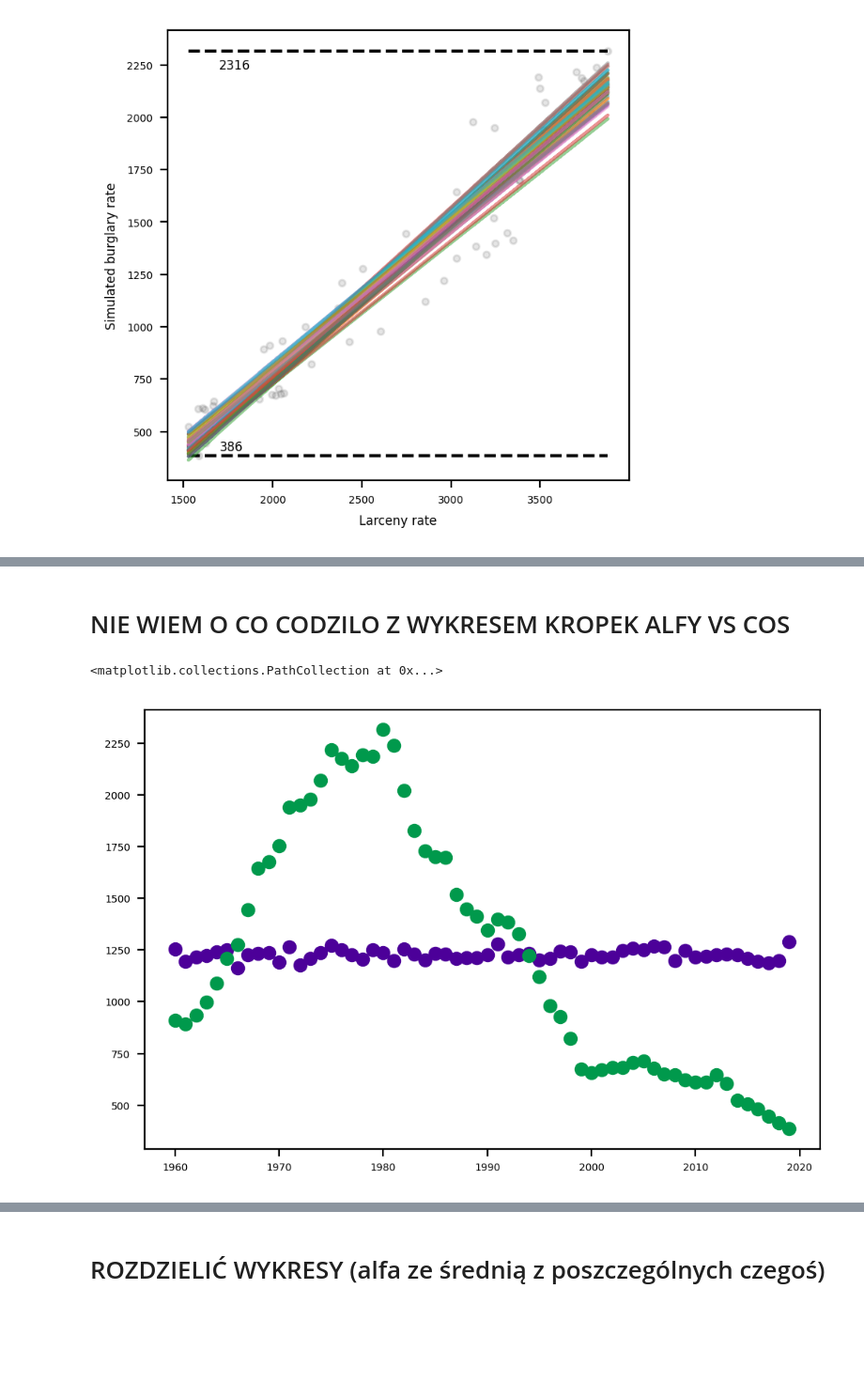
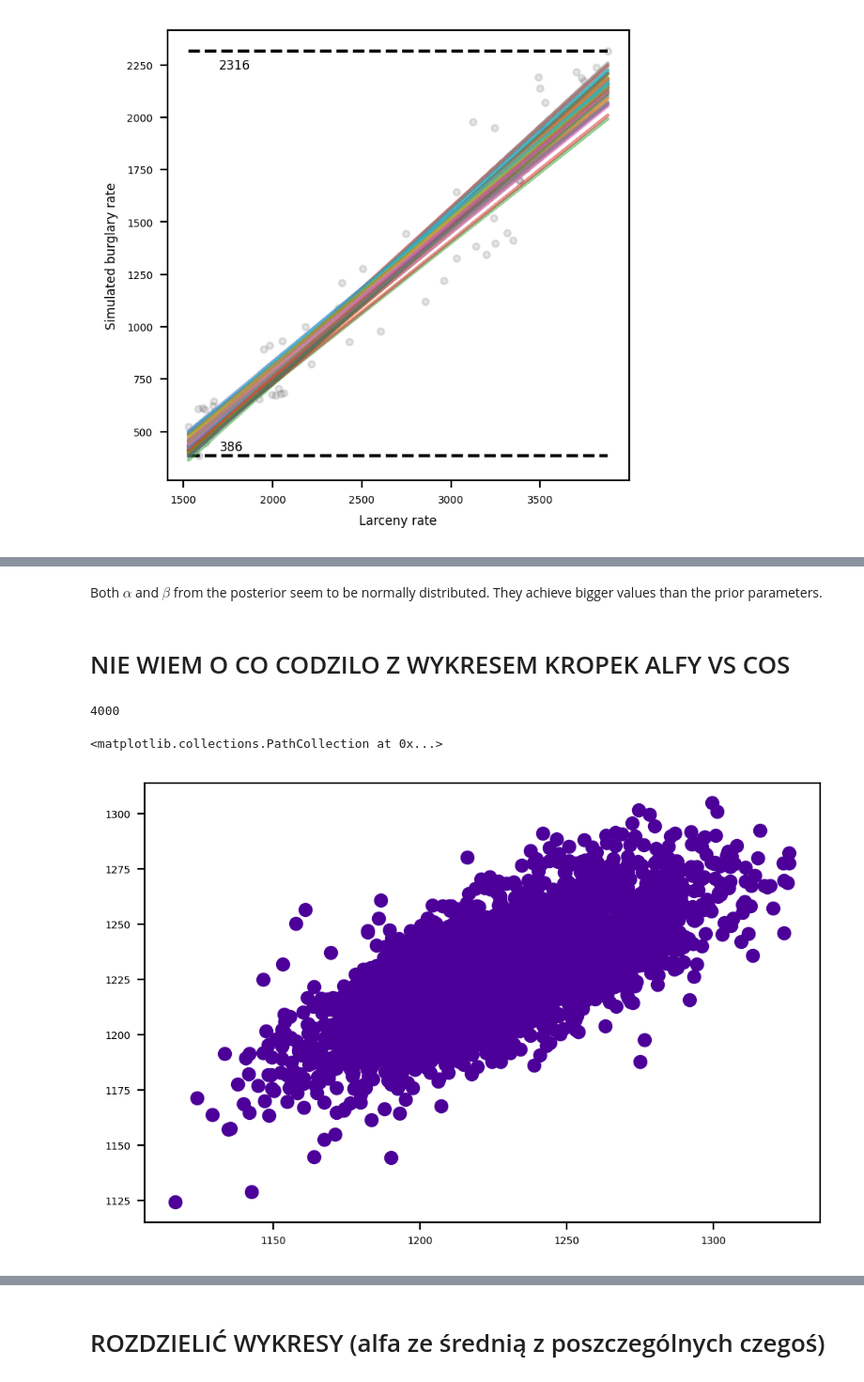
Before and after one commit to Katarzyna-W/DataAnalytics, a Jupyter notebook: Project/da_new/final.ipynb, the cells around one changed output, grey strips where cells are left out. Shown at 94% size. Saved outputs shown, nothing was run; the diff lists cells and outputs as text; code cells hidden in the pictures; blank space fills up the shorter version.

```diff
--- a/Project/da_new/final.ipynb
+++ b/Project/da_new/final.ipynb
@@ -634,10 +656,21 @@ plt.show()
+# %% [markdown]
+Both $\alpha$ and $\beta$ from the posterior seem to be normally distributed. They achieve bigger values than the prior parameters.
 # %% [markdown]
 # NIE WIEM O CO CODZILO Z WYKRESEM KROPEK ALFY VS COS
+# %%
+len(burglary_linear_fit[0])
+burglary_mean=[]
+for i in range(0,4000):
+    burglary_mean.append(burglary_linear_fit[i].mean())
+# %%
+len(burglary_mean)
+# %% [output]
+4000
 # %%
 fig, ax = plt.subplots(1,1)
 x = np.linspace(1960, 2019, num = 60)
-ax.scatter(x,alpha_linear_fit[1000:1060], label = 'Posterior',color = '#4c0099')
-ax.scatter(data=california, x = 'Year', y = 'Data.Rates.Property.Burglary', color = '#00994C')
+ax.scatter(burglary_mean,alpha_linear_fit, label = 'Posterior',color = '#4c0099')
+#ax.scatter(california['Year'], burglary_linear_fit, color = '#00994C')
 # %% [output]
 <matplotlib.collections.PathCollection at 0x...>
-[figure, old version]
+[figure, new version]
```
Also changed, not shown: parts of 39 cells of this notebook.
